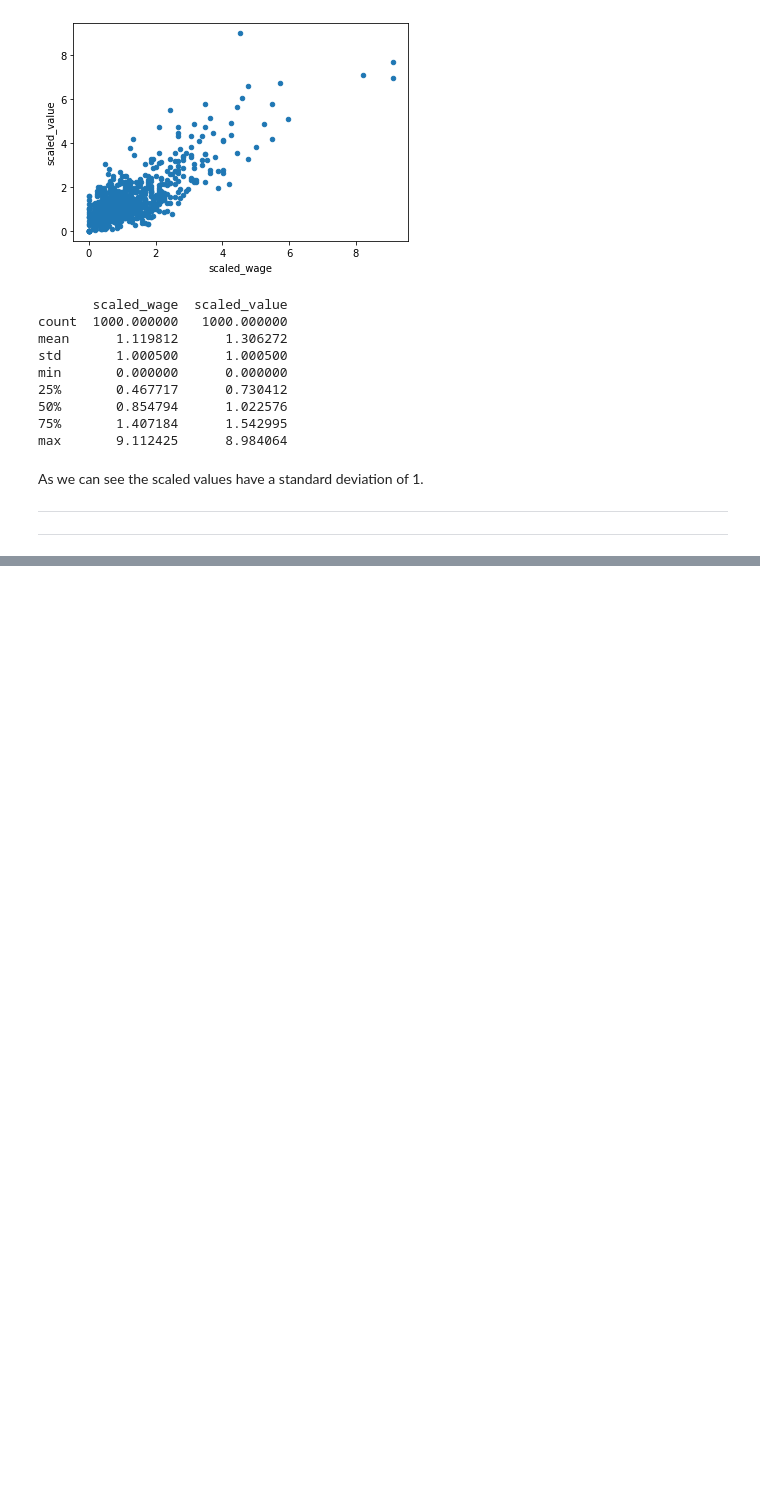
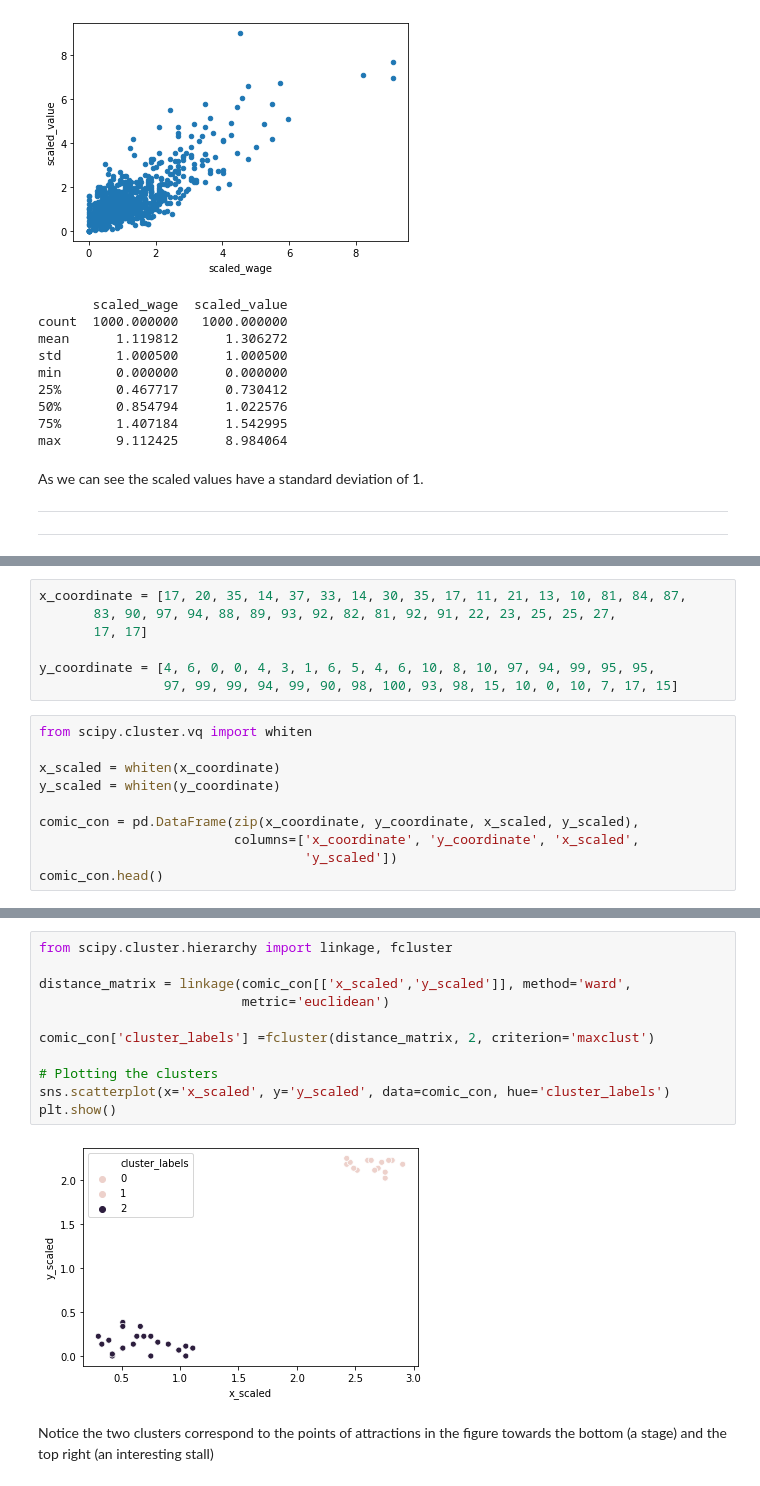
Before and after one commit to pratikgujral/Machine-Learning-Scientist-With-Python, a Jupyter notebook: Cluster_Analysis_In_Python.ipynb, the cells around one changed output, grey strips where cells are left out. Saved outputs shown, nothing was run; the diff lists cells and outputs as text; blank space fills up the shorter version.

Commit message:
Completed Part-2: Hierarchical clustering and Part-3: KMeans clustering

```diff
--- a/Cluster_Analysis_In_Python.ipynb
+++ b/Cluster_Analysis_In_Python.ipynb
@@ -254,0 +284,17 @@ SLIDES
+# %%
+x_coordinate = [17, 20, 35, 14, 37, 33, 14, 30, 35, 17, 11, 21, 13, 10, 81, 84, 87,
+       83, 90, 97, 94, 88, 89, 93, 92, 82, 81, 92, 91, 22, 23, 25, 25, 27,
+       17, 17]
+
+y_coordinate = [4, 6, 0, 0, 4, 3, 1, 6, 5, 4, 6, 10, 8, 10, 97, 94, 99, 95, 95,
+                97, 99, 99, 94, 99, 90, 98, 100, 93, 98, 15, 10, 0, 10, 7, 17, 15]
+# %%
+from scipy.cluster.vq import whiten
+
+x_scaled = whiten(x_coordinate)
+y_scaled = whiten(y_coordinate)
+
+comic_con = pd.DataFrame(zip(x_coordinate, y_coordinate, x_scaled, y_scaled),
+                         columns=['x_coordinate', 'y_coordinate', 'x_scaled',
+                                  'y_scaled'])
+comic_con.head()
@@ -254,0 +308,15 @@ SLIDES
+# %%
+from scipy.cluster.hierarchy import linkage, fcluster
+
+distance_matrix = linkage(comic_con[['x_scaled','y_scaled']], method='ward',
+                          metric='euclidean')
+
+comic_con['cluster_labels'] =fcluster(distance_matrix, 2, criterion='maxclust')
+
+# Plotting the clusters
+sns.scatterplot(x='x_scaled', y='y_scaled', data=comic_con, hue='cluster_labels')
+plt.show()
+# %% [output]
+[figure, added]
+# %% [markdown]
+Notice the two clusters correspond to the points of attractions in the figure towards the bottom (a stage) and the top right (an interesting stall)
```
Also changed, not shown: parts of 75 cells of this notebook.
